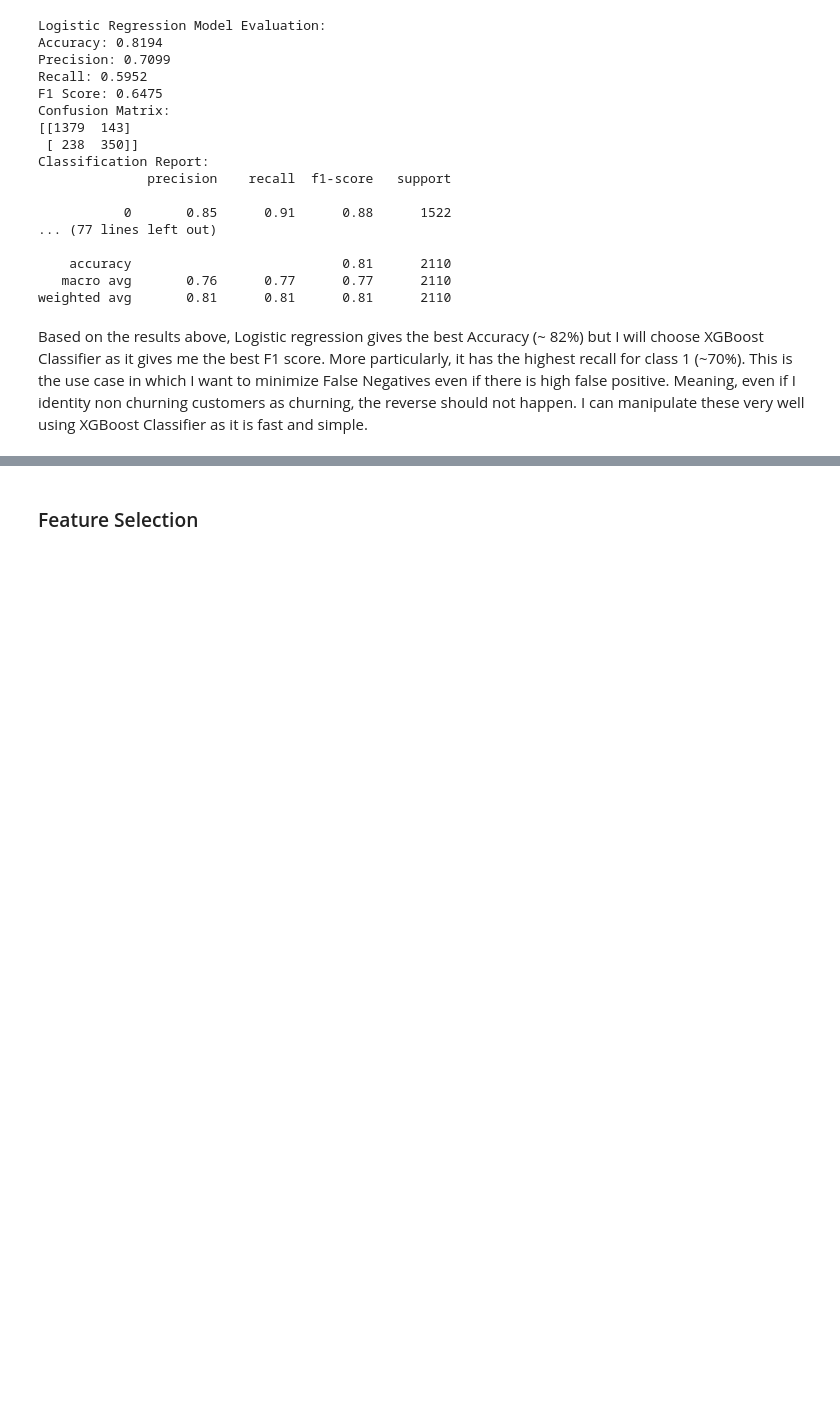
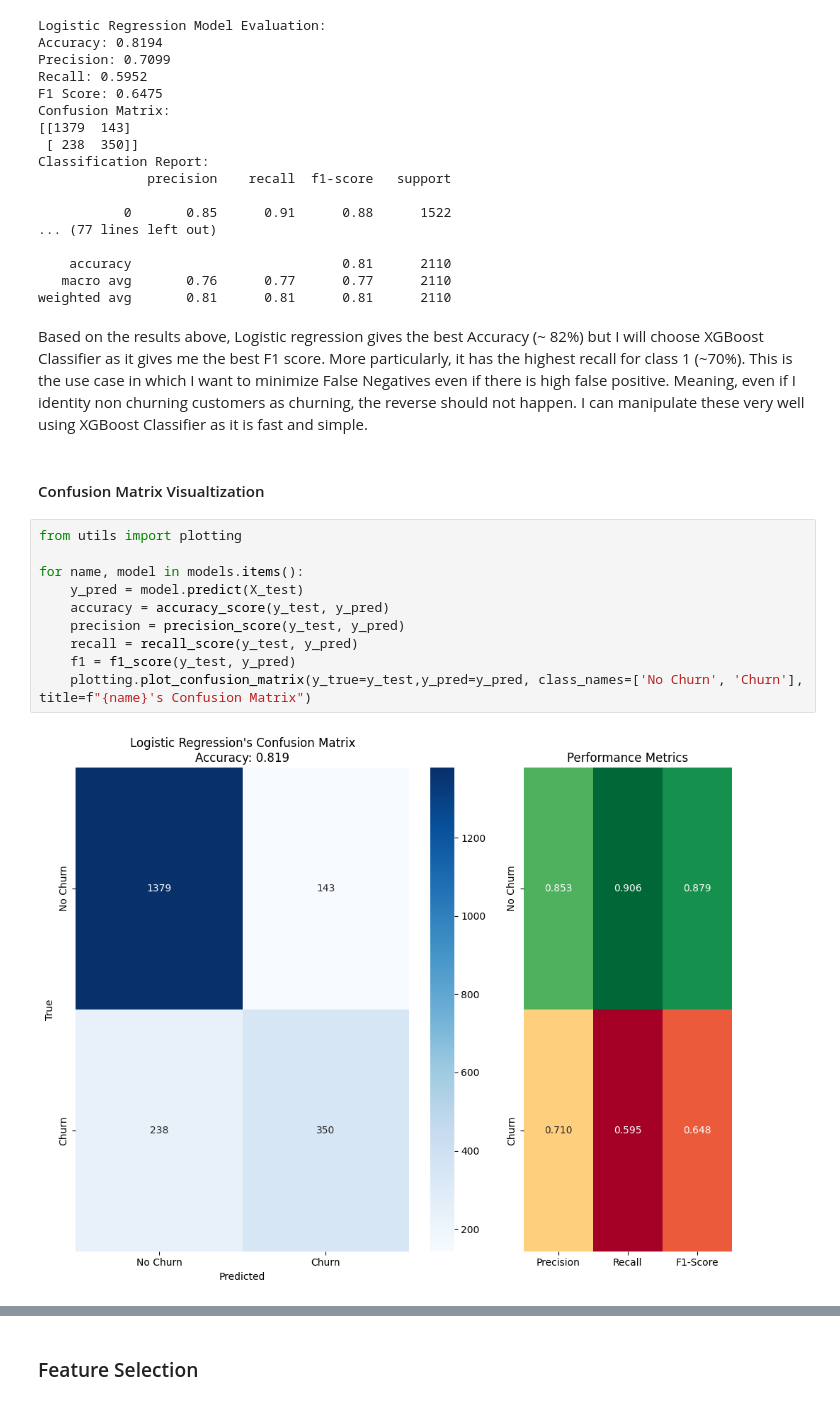
Before and after one commit to kaiserliche/Telco_Customer_Churn, a Jupyter notebook: analysis/modelling.ipynb, the cells around one changed output, grey strips where cells are left out. Cells and saved outputs as stored; diff of their text form; blank space fills up the shorter version.

Commit message:
added evaluation plots

```diff
--- a/analysis/modelling.ipynb
+++ b/analysis/modelling.ipynb
@@ -366,3 +366,17 @@ Classification Report:
 weighted avg       0.81      0.81      0.81      2110
 # %% [markdown]
 Based on the results above, Logistic regression gives the best Accuracy (~ 82%) but I will choose XGBoost Classifier as it gives me the best F1 score. More particularly, it has the highest recall for class 1 (~70%). This is the use case in which I want to minimize False Negatives even if there is high false positive. Meaning, even if I identity non churning customers as churning, the reverse should not happen. I can manipulate these very well using XGBoost Classifier as it is fast and simple.
+# %% [markdown]
+#### Confusion Matrix Visualtization
+# %%
+from utils import plotting
+
+for name, model in models.items():
+    y_pred = model.predict(X_test)
+    accuracy = accuracy_score(y_test, y_pred)
+    precision = precision_score(y_test, y_pred)
+    recall = recall_score(y_test, y_pred)
+    f1 = f1_score(y_test, y_pred)
+    plotting.plot_confusion_matrix(y_true=y_test,y_pred=y_pred, class_names=['No Churn', 'Churn'], title=f"{name}'s Confusion Matrix")
+# %% [output]
+[figure, added]
```
Also changed, not shown: parts of 7 cells of this notebook, 2 other files.
